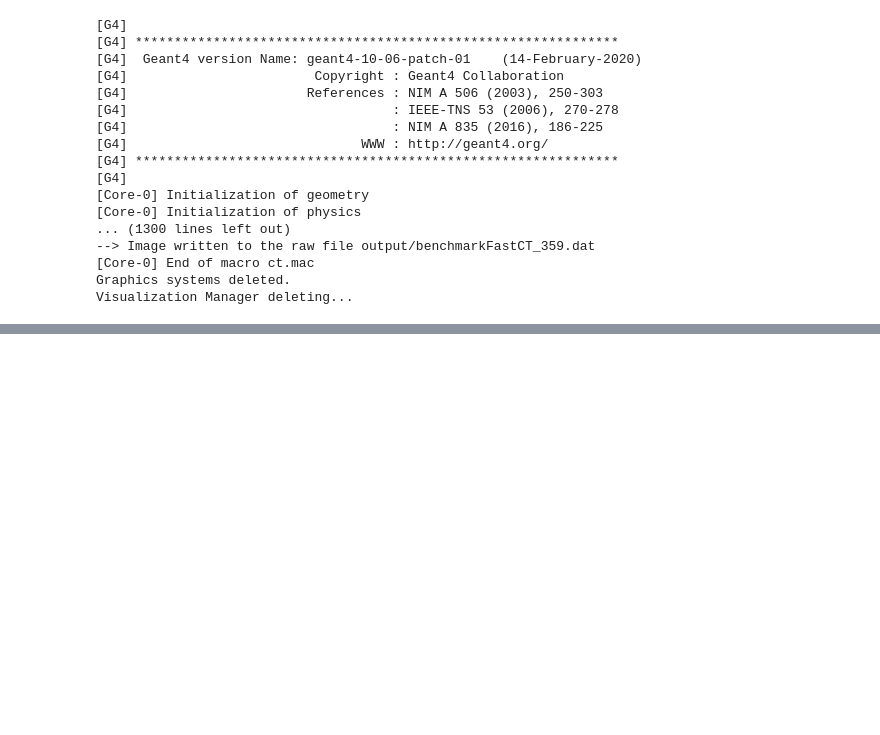
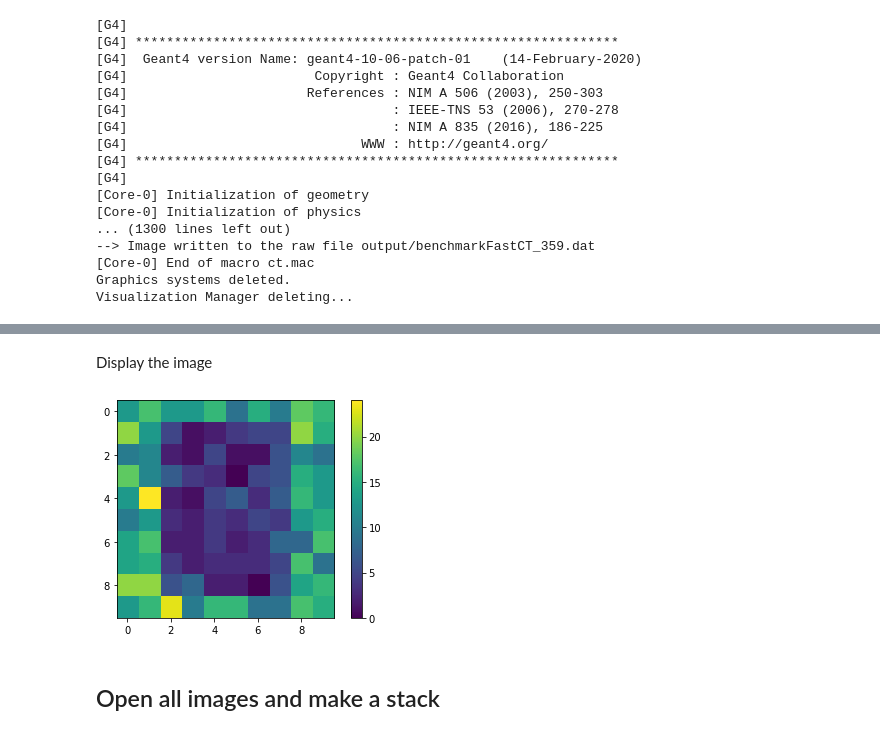
Before and after one commit to m-dupont/gate-python-training, a Jupyter notebook: parallelisation/parallelisation.ipynb, the cells around one changed output, grey strips where cells are left out. Saved outputs shown, nothing was run; the diff lists cells and outputs as text; code cells hidden in the pictures; blank space fills up the shorter version.

```diff
--- a/parallelisation/parallelisation.ipynb
+++ b/parallelisation/parallelisation.ipynb
@@ -44,0 +87,2 @@ Visualization Manager deleting...
+# %% [markdown]
+Display the image
@@ -44,0 +91,6 @@ Visualization Manager deleting...
+# %%
+plt.imshow(a); plt.colorbar();
+# %% [output]
+[figure, added]
+# %% [markdown]
+## Open all images and make a stack
```
Also changed, not shown: parts of 119 cells of this notebook, 2 other files.
